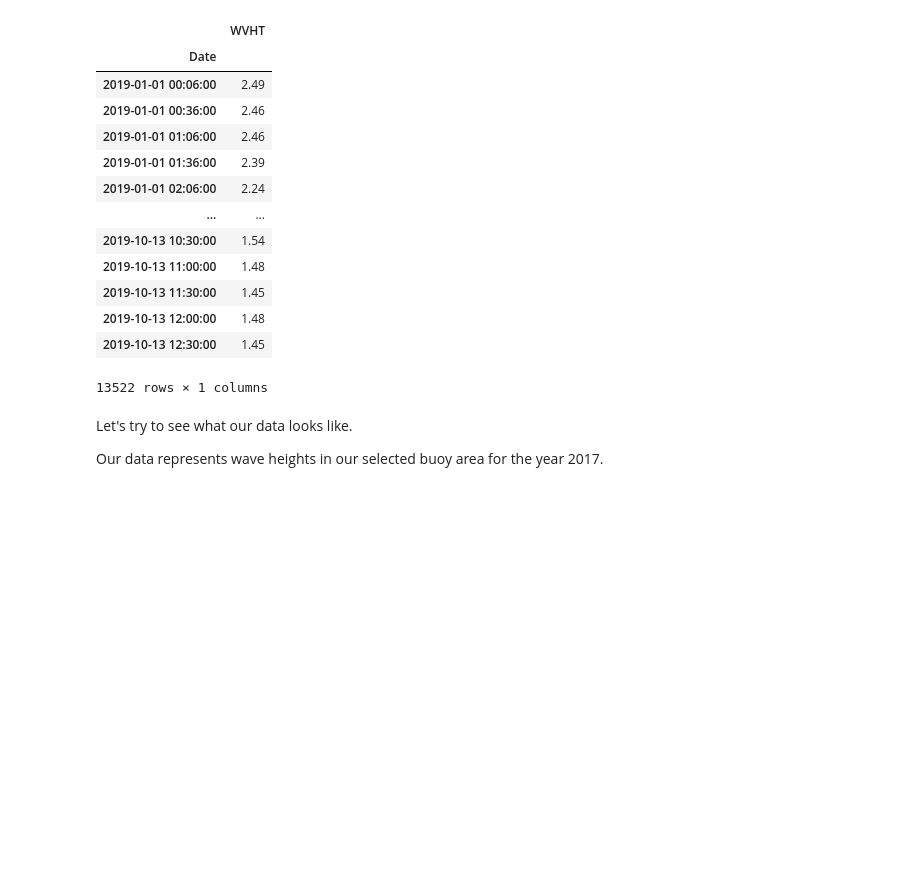
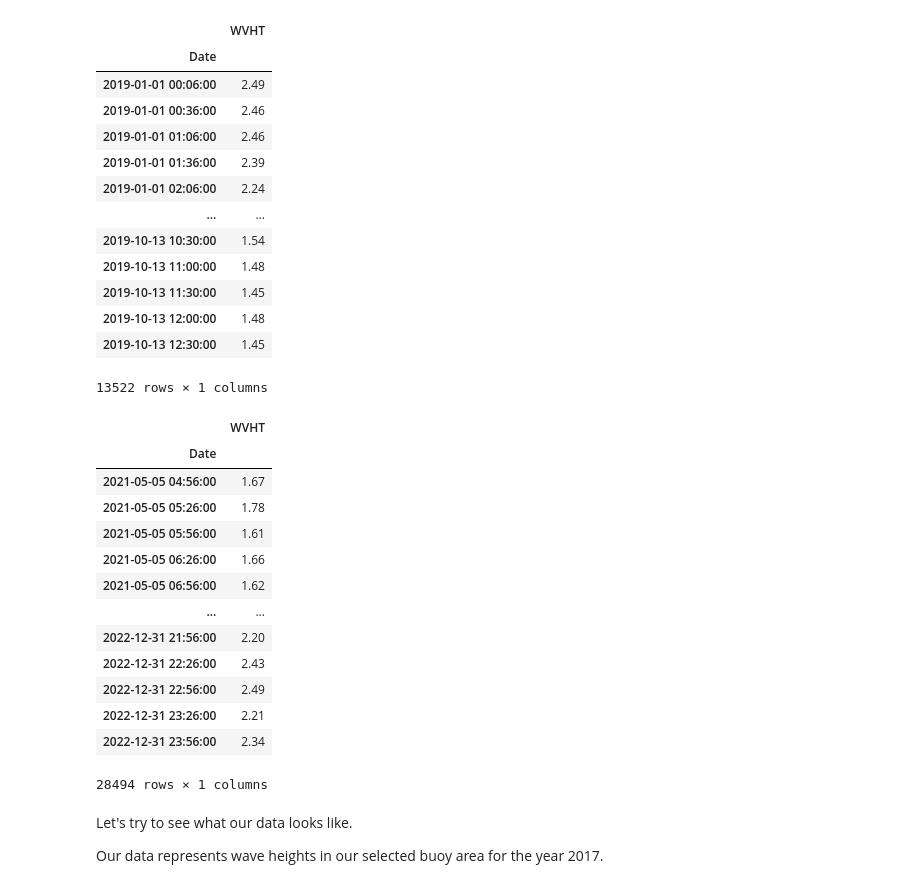
Before and after one commit to trachelle/SPICE-2024, a Jupyter notebook: waveheight_final_51208.ipynb, the cells around one changed output. Cells and saved outputs as stored; diff of their text form; code cells hidden in the pictures; blank space fills up the shorter version.

```diff
--- a/waveheight_final_51208.ipynb
+++ b/waveheight_final_51208.ipynb
@@ -890,6 +890,25 @@ arima_data19
 | 2019-10-13 12:00:00 | 1.48 |
 | 2019-10-13 12:30:00 | 1.45 |
 13522 rows × 1 columns
+# %%
+df_merged = pd.concat([arima_data21, arima_data22], ignore_index=False, sort=False)
+# %%
+df_merged
+# %% [output]
+|  | WVHT |
+| Date |  |
+| 2021-05-05 04:56:00 | 1.67 |
+| 2021-05-05 05:26:00 | 1.78 |
+| 2021-05-05 05:56:00 | 1.61 |
+| 2021-05-05 06:26:00 | 1.66 |
+| 2021-05-05 06:56:00 | 1.62 |
+| ... | ... |
+| 2022-12-31 21:56:00 | 2.20 |
+| 2022-12-31 22:26:00 | 2.43 |
+| 2022-12-31 22:56:00 | 2.49 |
+| 2022-12-31 23:26:00 | 2.21 |
+| 2022-12-31 23:56:00 | 2.34 |
+28494 rows × 1 columns
 # %% [markdown]
 Let's try to see what our data looks like.
 
```
Also changed, not shown: parts of 37 cells of this notebook, 1 other file.
